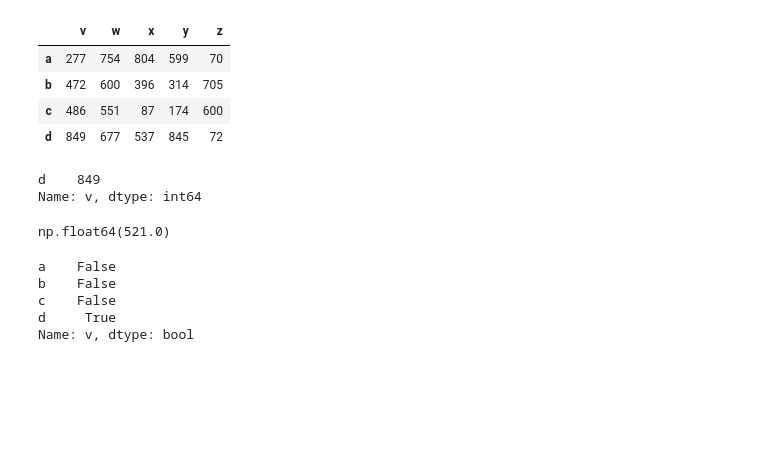
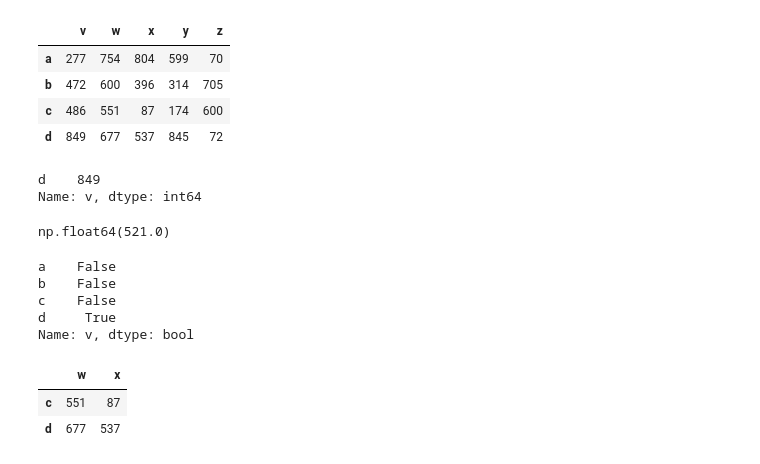
Before and after one commit to reuven/auckland-pug-2024-06June-19, a Jupyter notebook: loc in Pandas.ipynb, the cells around one changed output. Drawn from its saved outputs; the diff is of its cells as text; code cells hidden in the pictures; blank space fills up the shorter version.

```diff
--- a/loc in Pandas.ipynb
+++ b/loc in Pandas.ipynb
@@ -385,8 +385,12 @@ Name: v, dtype: bool
 # %%
 # we can use the test on one column, and grab another column's values
 
 df.loc[
     df['v'] > df['v'].median()   # where v > median
     ,
-    'v'
+    ['w', 'x']    # show me columns w and x
 ]
+# %% [output]
+|  | w | x |
+| c | 551 | 87 |
+| d | 677 | 537 |
```
